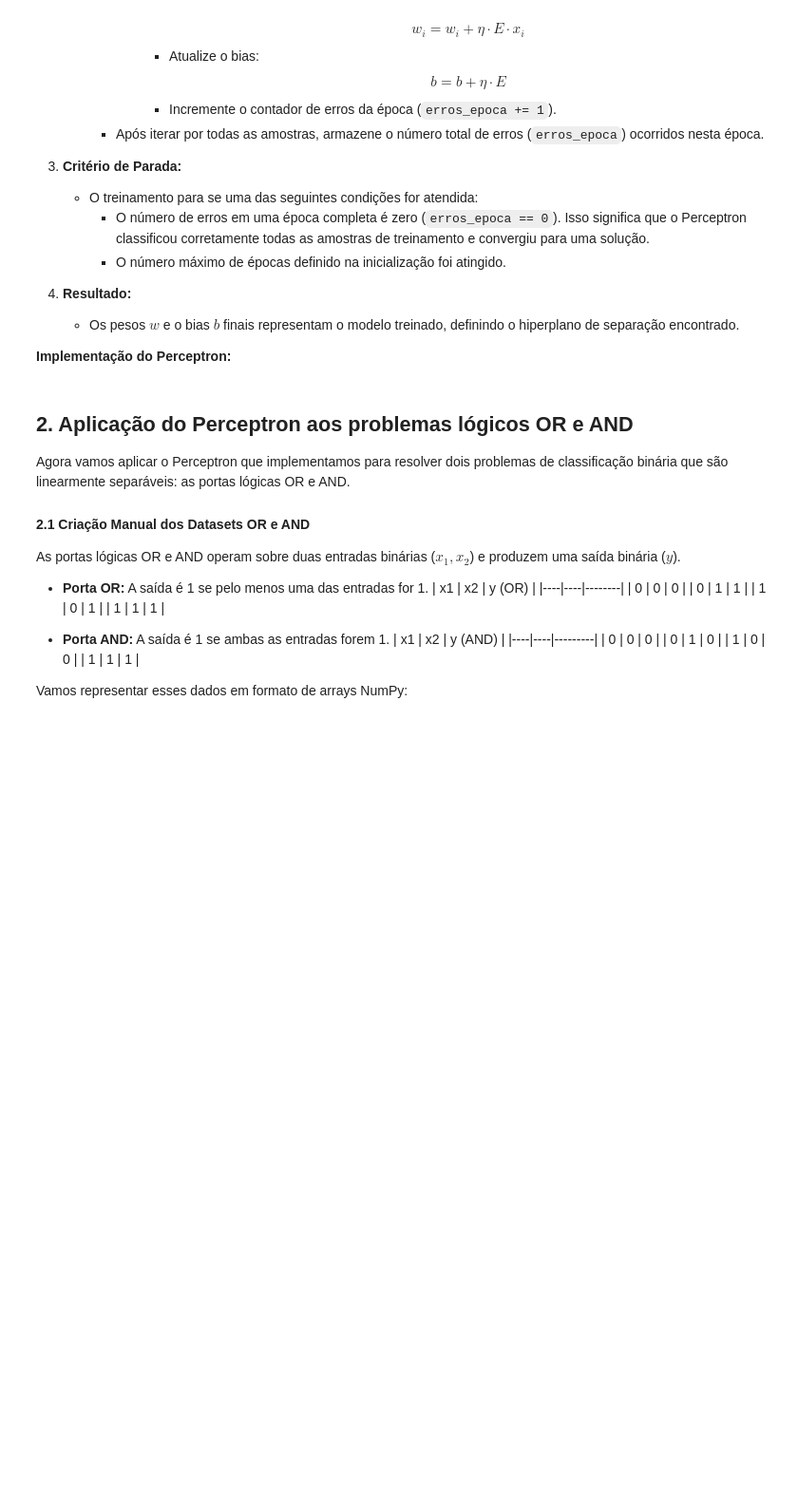
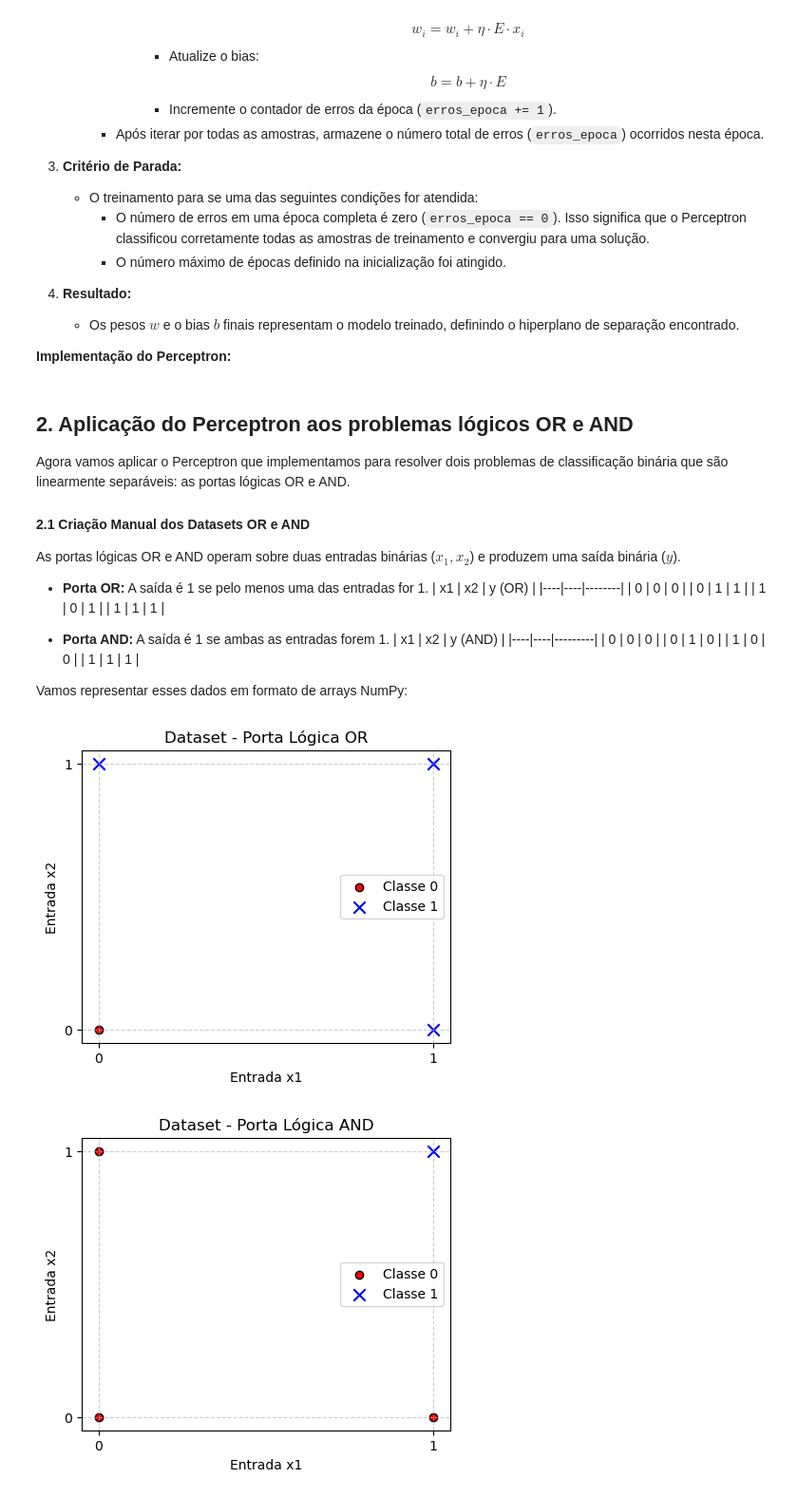
Before and after one commit to jgbmarques/G_JOAO_GABRIEL_BARROS_MARQUES_PERCEPTON, a Jupyter notebook: Codigo/perceptron.ipynb, the cells around one changed output. Shown at 95% size. Cells and saved outputs as stored; diff of their text form; code cells hidden in the pictures; blank space fills up the shorter version.

```diff
--- a/Codigo/perceptron.ipynb
+++ b/Codigo/perceptron.ipynb
@@ -341,3 +341,34 @@ As portas lógicas OR e AND operam sobre duas entradas binárias ($x_1, x_2$) e
     | 1  | 1  |    1    |
 
 Vamos representar esses dados em formato de arrays NumPy:
+# %%
+# Dataset OR
+X_or = np.array([[0, 0], [0, 1], [1, 0], [1, 1]])
+y_or = np.array([0, 1, 1, 1])
+
+# Dataset AND
+X_and = np.array([[0, 0], [0, 1], [1, 0], [1, 1]])
+y_and = np.array([0, 0, 0, 1])
+
+# Plot inicial dos datasets para visualização
+def plot_dataset(X, y, title):
+    plt.figure(figsize=(5, 4))
+    # Separa os pontos pela classe para cores diferentes
+    X_class0 = X[y == 0]
+    X_class1 = X[y == 1]
+    plt.scatter(X_class0[:, 0], X_class0[:, 1], color='red', marker='o', label='Classe 0', edgecolors='k')
+    plt.scatter(X_class1[:, 0], X_class1[:, 1], color='blue', marker='x', label='Classe 1', s=80) # s=80 para marcar melhor
+    plt.xlabel('Entrada x1')
+    plt.ylabel('Entrada x2')
+    plt.title(f'Dataset - Porta Lógica {title}')
+    plt.xticks([0, 1])
+    plt.yticks([0, 1])
+    plt.grid(True, linestyle='--', alpha=0.6)
+    plt.legend()
+    plt.show()
+
+plot_dataset(X_or, y_or, "OR")
+plot_dataset(X_and, y_and, "AND")
+# %% [output]
+[figure, added]
+[figure, added]
```
